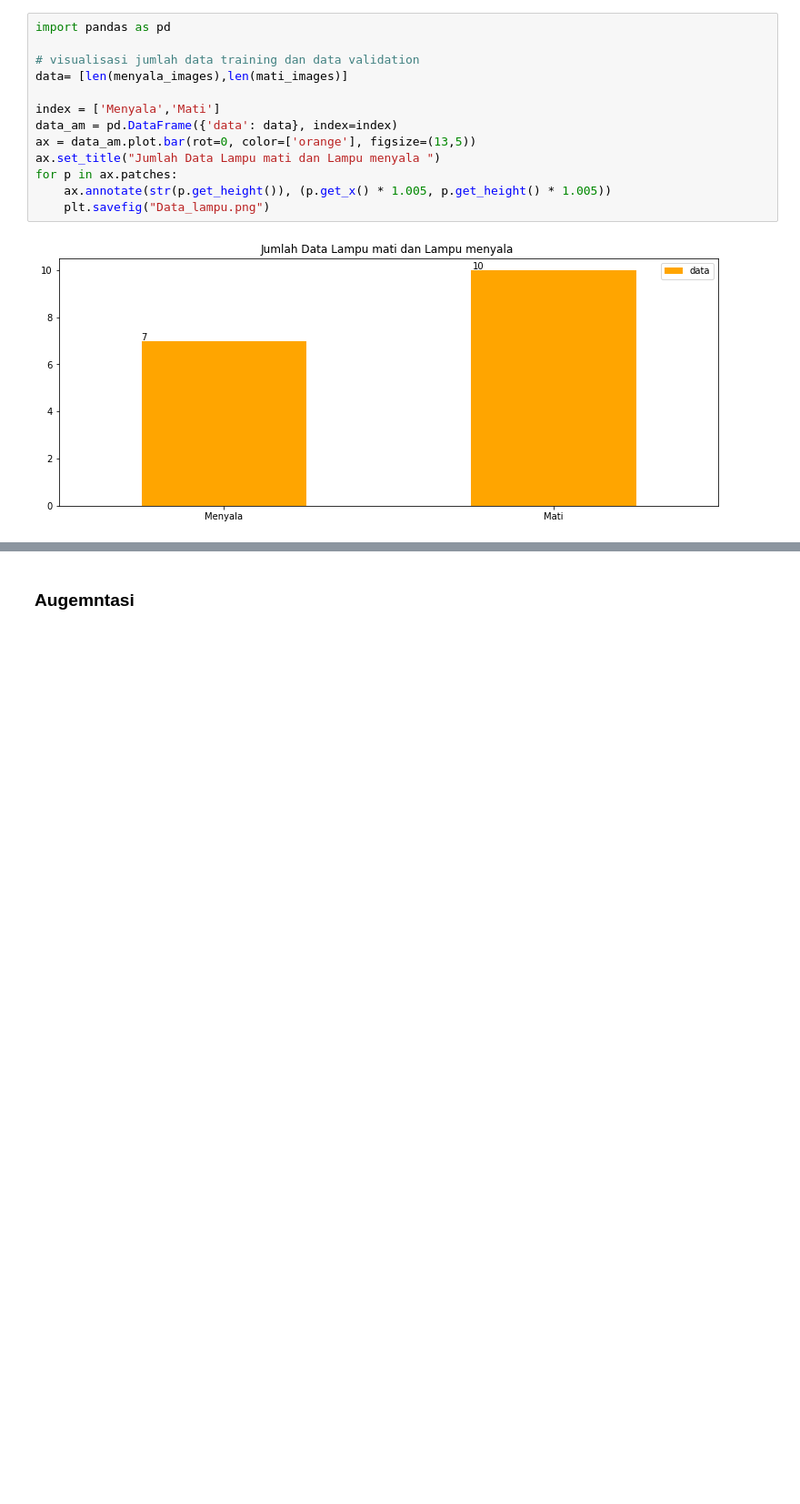
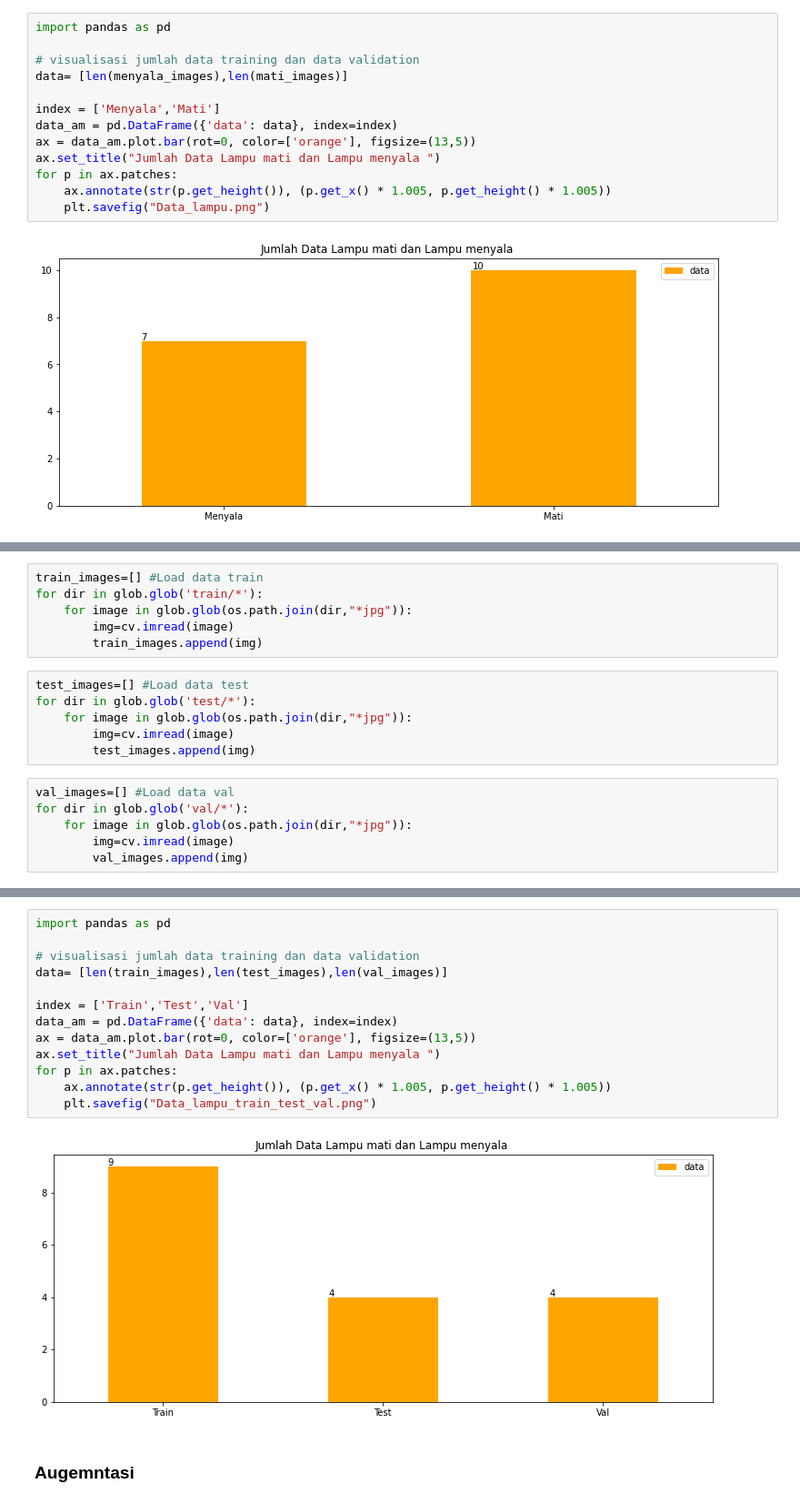
Before and after one commit to ackermanjayjay/Classification_lamps_motorcyles, a Jupyter notebook: lampClassification.ipynb, the cells around one changed output, grey strips where cells are left out. Shown at 91% size. Drawn from its saved outputs; the diff is of its cells as text; blank space fills up the shorter version.

```diff
--- a/lampClassification.ipynb
+++ b/lampClassification.ipynb
@@ -63,0 +101,18 @@ for p in ax.patches:
+# %%
+train_images=[] #Load data train
+for dir in glob.glob('train/*'):
+    for image in glob.glob(os.path.join(dir,"*jpg")):
+        img=cv.imread(image)
+        train_images.append(img)
+# %%
+test_images=[] #Load data test
+for dir in glob.glob('test/*'):
+    for image in glob.glob(os.path.join(dir,"*jpg")):
+        img=cv.imread(image)
+        test_images.append(img)
+# %%
+val_images=[] #Load data val
+for dir in glob.glob('val/*'):
+    for image in glob.glob(os.path.join(dir,"*jpg")):
+        img=cv.imread(image)
+        val_images.append(img)
@@ -64,3 +127,18 @@ for p in ax.patches:
+# %%
+import pandas as pd
+
+# visualisasi jumlah data training dan data validation
+data= [len(train_images),len(test_images),len(val_images)]
+
+index = ['Train','Test','Val']
+data_am = pd.DataFrame({'data': data}, index=index)
+ax = data_am.plot.bar(rot=0, color=['orange'], figsize=(13,5))
+ax.set_title("Jumlah Data Lampu mati dan Lampu menyala ")
+for p in ax.patches:
+    ax.annotate(str(p.get_height()), (p.get_x() * 1.005, p.get_height() * 1.005))
+    plt.savefig("Data_lampu_train_test_val.png")
+# %% [output]
+[figure, added]
 # %% [markdown]
 ### Augemntasi
 # %%
```
Also changed, not shown: parts of 26 cells of this notebook, 4 other files.
